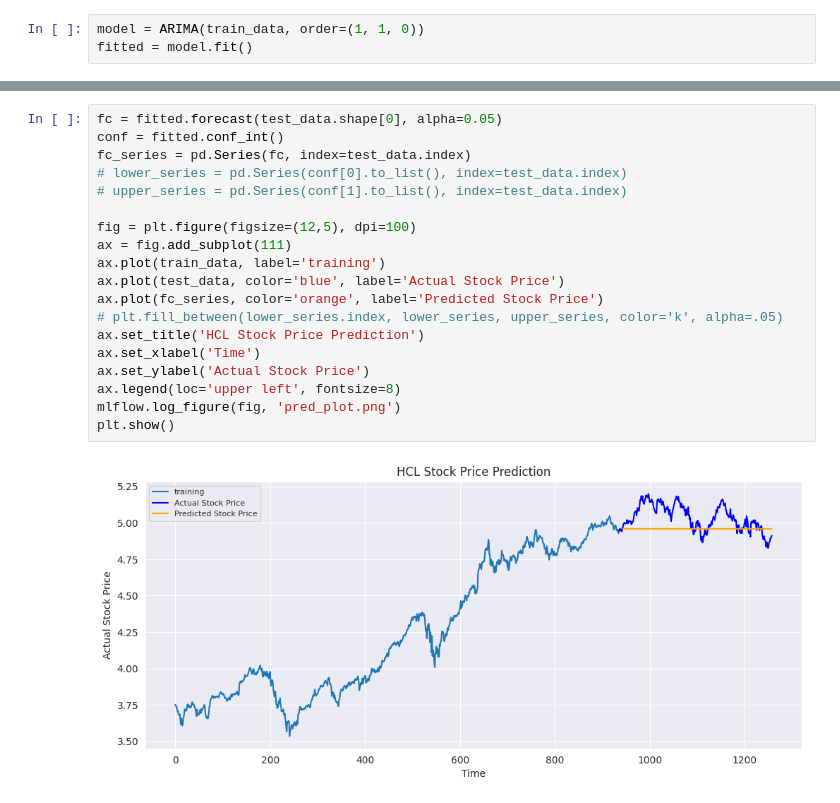
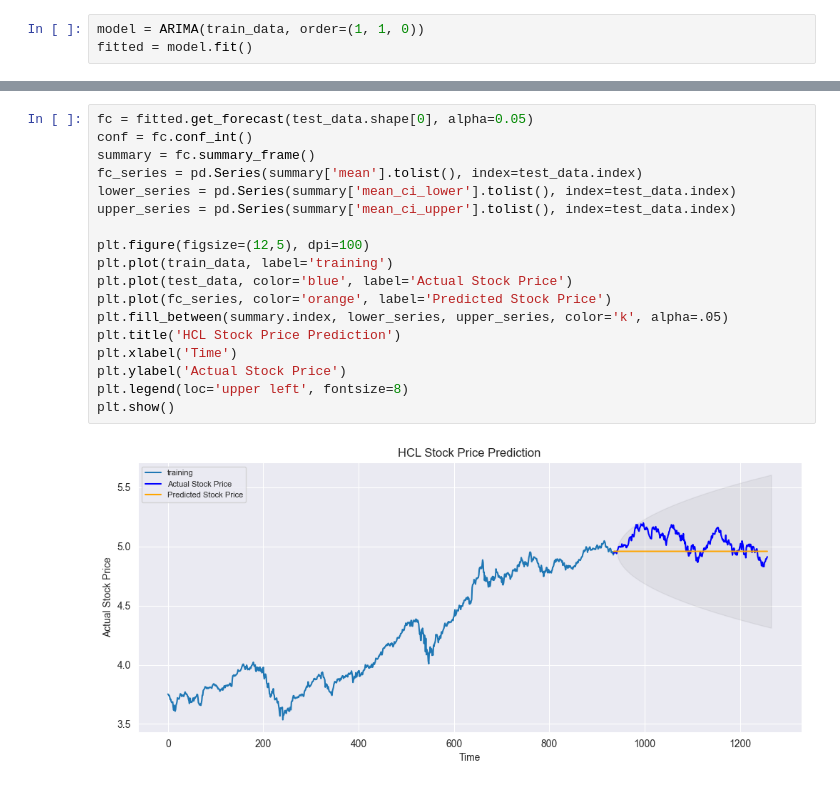
Before and after one commit to r-vvch/DMLS_2022_stocks, a Jupyter notebook: ARIMA.ipynb, the cells around one changed output, grey strips where cells are left out. Cells and saved outputs as stored; diff of their text form.

```diff
--- a/ARIMA.ipynb
+++ b/ARIMA.ipynb
@@ -249,21 +252,20 @@ fitted.conf_int()
 # %%
-fc = fitted.forecast(test_data.shape[0], alpha=0.05)
-conf = fitted.conf_int()
-fc_series = pd.Series(fc, index=test_data.index)
-# lower_series = pd.Series(conf[0].to_list(), index=test_data.index)
-# upper_series = pd.Series(conf[1].to_list(), index=test_data.index)
+fc = fitted.get_forecast(test_data.shape[0], alpha=0.05)
+conf = fc.conf_int()
+summary = fc.summary_frame()
+fc_series = pd.Series(summary['mean'].tolist(), index=test_data.index)
+lower_series = pd.Series(summary['mean_ci_lower'].tolist(), index=test_data.index)
+upper_series = pd.Series(summary['mean_ci_upper'].tolist(), index=test_data.index)
 
-fig = plt.figure(figsize=(12,5), dpi=100)
-ax = fig.add_subplot(111)
-ax.plot(train_data, label='training')
-ax.plot(test_data, color='blue', label='Actual Stock Price')
-ax.plot(fc_series, color='orange', label='Predicted Stock Price')
-# plt.fill_between(lower_series.index, lower_series, upper_series, color='k', alpha=.05)
-ax.set_title('HCL Stock Price Prediction')
-ax.set_xlabel('Time')
-ax.set_ylabel('Actual Stock Price')
-ax.legend(loc='upper left', fontsize=8)
-mlflow.log_figure(fig, 'pred_plot.png')
+plt.figure(figsize=(12,5), dpi=100)
+plt.plot(train_data, label='training')
+plt.plot(test_data, color='blue', label='Actual Stock Price')
+plt.plot(fc_series, color='orange', label='Predicted Stock Price')
+plt.fill_between(summary.index, lower_series, upper_series, color='k', alpha=.05)
+plt.title('HCL Stock Price Prediction')
+plt.xlabel('Time')
+plt.ylabel('Actual Stock Price')
+plt.legend(loc='upper left', fontsize=8)
 plt.show()
 # %% [output]
-[figure, old version]
+[figure, new version]
```
Also changed, not shown: parts of 23 cells of this notebook.
